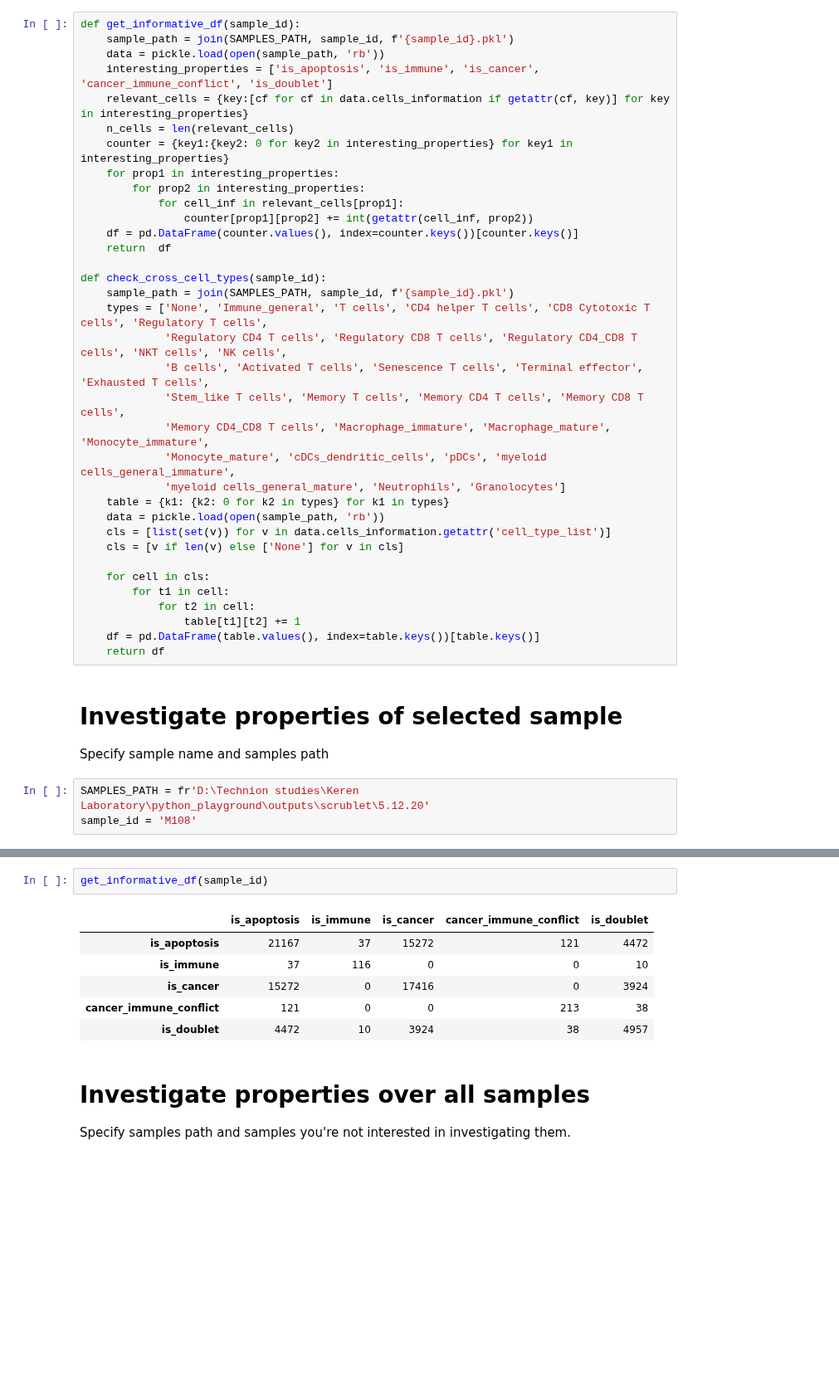
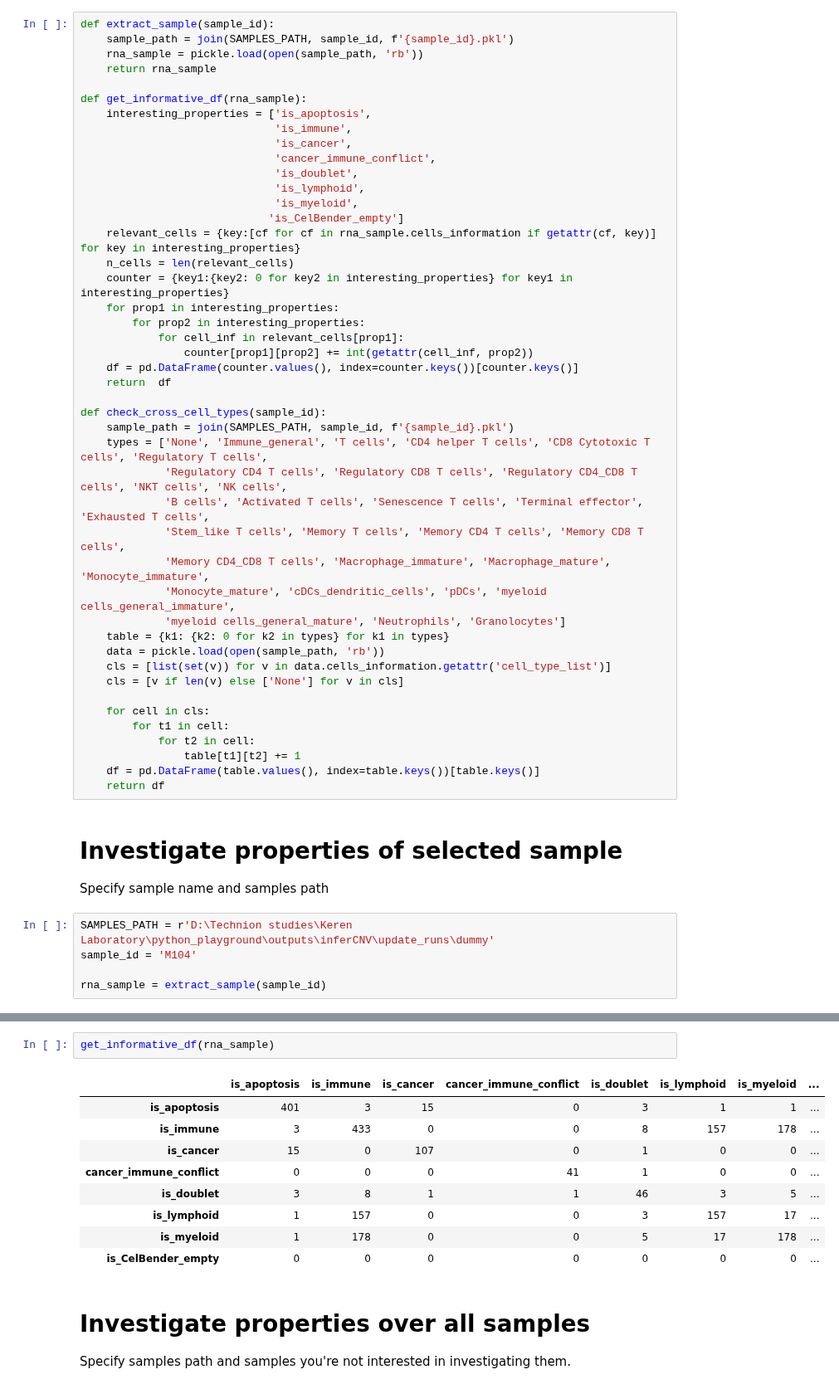
Before and after one commit to ItayShlosberg/classifying-response-to-immunotherapy, a Jupyter notebook: data_analysis/investigate_cells_properties.ipynb, the cells around one changed output, grey strips where cells are left out. Shown at 83% size. Saved outputs shown, nothing was run; the diff lists cells and outputs as text; blank space fills up the shorter version.

```diff
--- a/data_analysis/investigate_cells_properties.ipynb
+++ b/data_analysis/investigate_cells_properties.ipynb
@@ -30,11 +30,21 @@ from matplotlib.pyplot import figure
 sklearn.__version__
 %matplotlib notebook
 # %%
-def get_informative_df(sample_id):
+def extract_sample(sample_id):
     sample_path = join(SAMPLES_PATH, sample_id, f'{sample_id}.pkl')
-    data = pickle.load(open(sample_path, 'rb'))
-    interesting_properties = ['is_apoptosis', 'is_immune', 'is_cancer', 'cancer_immune_conflict', 'is_doublet']
-    relevant_cells = {key:[cf for cf in data.cells_information if getattr(cf, key)] for key in interesting_properties}
+    rna_sample = pickle.load(open(sample_path, 'rb'))
+    return rna_sample
+
+def get_informative_df(rna_sample):
+    interesting_properties = ['is_apoptosis',
+                              'is_immune',
+                              'is_cancer',
+                              'cancer_immune_conflict',
+                              'is_doublet',
+                              'is_lymphoid',
+                              'is_myeloid',
+                             'is_CelBender_empty']
+    relevant_cells = {key:[cf for cf in rna_sample.cells_information if getattr(cf, key)] for key in interesting_properties}
     n_cells = len(relevant_cells)
     counter = {key1:{key2: 0 for key2 in interesting_properties} for key1 in interesting_properties}
     for prop1 in interesting_properties:
@@ -68,5 +78,7 @@ def check_cross_cell_types(sample_id):
 # Investigate properties of selected sample
 Specify sample name and samples path
 # %%
-SAMPLES_PATH = fr'D:\Technion studies\Keren Laboratory\python_playground\outputs\scrublet\5.12.20'
-sample_id = 'M108'
+SAMPLES_PATH = r'D:\Technion studies\Keren Laboratory\python_playground\outputs\inferCNV\update_runs\dummy'
+sample_id = 'M104'
+
+rna_sample = extract_sample(sample_id)
@@ -73,12 +99,15 @@ sample_id = 'M108'
 # %%
-get_informative_df(sample_id)
+get_informative_df(rna_sample)
 # %% [output]
-|  | is_apoptosis | is_immune | is_cancer | cancer_immune_conflict | is_doublet |
-| is_apoptosis | 21167 | 37 | 15272 | 121 | 4472 |
-| is_immune | 37 | 116 | 0 | 0 | 10 |
-| is_cancer | 15272 | 0 | 17416 | 0 | 3924 |
-| cancer_immune_conflict | 121 | 0 | 0 | 213 | 38 |
-| is_doublet | 4472 | 10 | 3924 | 38 | 4957 |
+|  | is_apoptosis | is_immune | is_cancer | cancer_immune_conflict | is_doublet | is_lymphoid | is_myeloid | ... |
+| is_apoptosis | 401 | 3 | 15 | 0 | 3 | 1 | 1 | ... |
+| is_immune | 3 | 433 | 0 | 0 | 8 | 157 | 178 | ... |
+| is_cancer | 15 | 0 | 107 | 0 | 1 | 0 | 0 | ... |
+| cancer_immune_conflict | 0 | 0 | 0 | 41 | 1 | 0 | 0 | ... |
+| is_doublet | 3 | 8 | 1 | 1 | 46 | 3 | 5 | ... |
+| is_lymphoid | 1 | 157 | 0 | 0 | 3 | 157 | 17 | ... |
+| is_myeloid | 1 | 178 | 0 | 0 | 5 | 17 | 178 | ... |
+| is_CelBender_empty | 0 | 0 | 0 | 0 | 0 | 0 | 0 | ... |
 # %% [markdown]
 # Investigate properties over all samples
 Specify samples path and samples you're not interested in investigating them.
```
Also changed, not shown: parts of 7 cells of this notebook, 28 other files.
